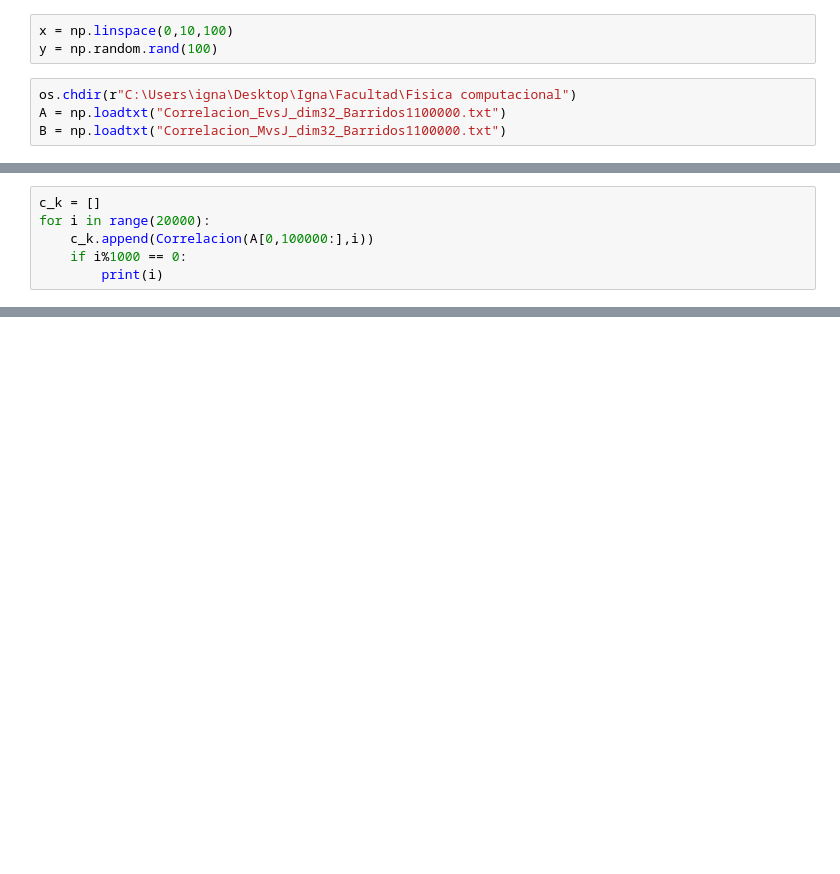
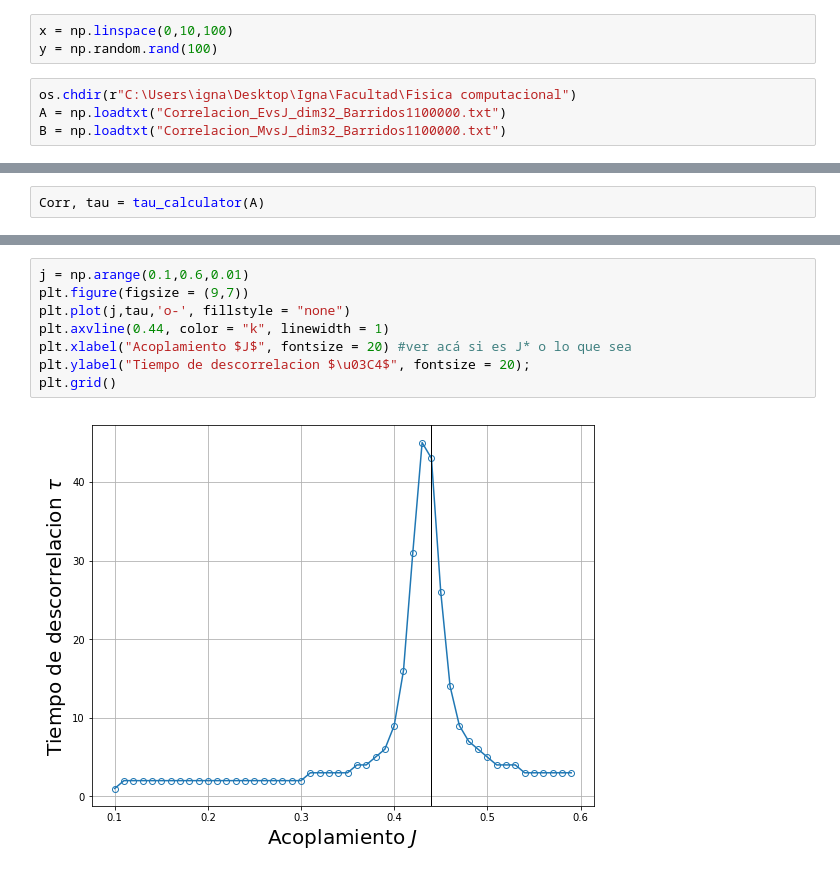
Before and after one commit to Igna11/TP2-Computacional-Ising, a Jupyter notebook: TP2 - Montecarlo - Ising 2D .ipynb, the cells around one changed output, grey strips where cells are left out. Saved outputs shown, nothing was run; the diff lists cells and outputs as text; blank space fills up the shorter version.

```diff
--- a/TP2 - Montecarlo - Ising 2D .ipynb
+++ b/TP2 - Montecarlo - Ising 2D .ipynb
@@ -633,6 +623,0 @@ plt.plot(B[:,0],B[:,700]/1000,'.')
-# %%
-c_k = []
-for i in range(20000):
-    c_k.append(Correlacion(A[0,100000:],i))
-    if i%1000 == 0:
-        print(i)
@@ -640,0 +722,2 @@ for i in range(20000):
+# %%
+Corr, tau = tau_calculator(A)
@@ -640,0 +742,10 @@ for i in range(20000):
+# %%
+j = np.arange(0.1,0.6,0.01)
+plt.figure(figsize = (9,7))
+plt.plot(j,tau,'o-', fillstyle = "none")
+plt.axvline(0.44, color = "k", linewidth = 1)
+plt.xlabel("Acoplamiento $J$", fontsize = 20) #ver acá si es J* o lo que sea
+plt.ylabel("Tiempo de descorrelacion $\u03C4$", fontsize = 20);
+plt.grid()
+# %% [output]
+[figure, added]
```
Also changed, not shown: parts of 7 cells of this notebook.
